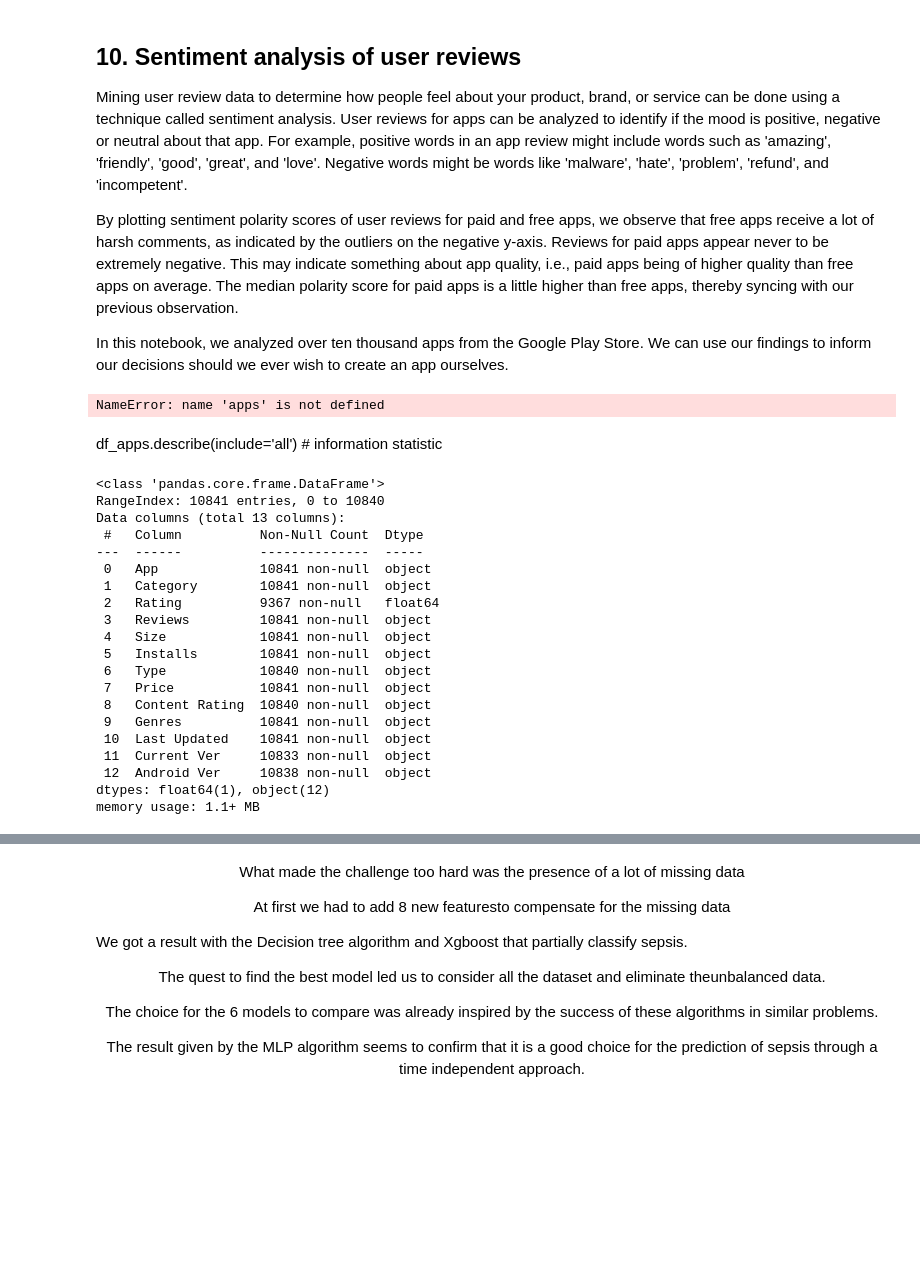
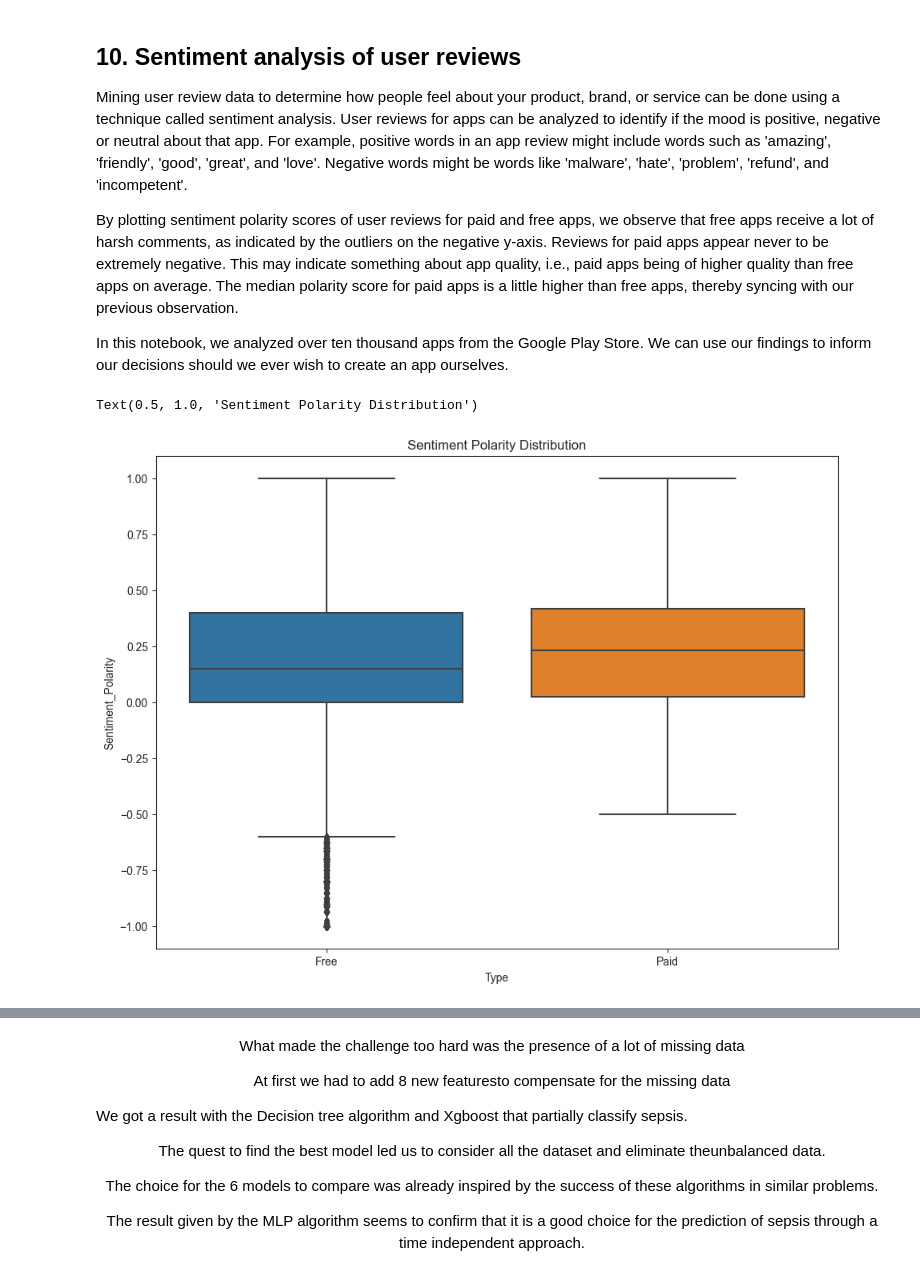
Before and after one commit to ChrifaBahrouni/Google-Plays-Stors-Apps-Data, a Jupyter notebook: notebook.ipynb, the cells around one changed output, grey strips where cells are left out. Cells and saved outputs as stored; diff of their text form; code cells hidden in the pictures; blank space fills up the shorter version.

Commit message:
last

```diff
--- a/notebook.ipynb
+++ b/notebook.ipynb
@@ -409,44 +434,20 @@ NameError: name 'go' is not defined
 # %%
 # Load user_reviews.csv
 #reviews_df = pd.read_csv('datasets/user_reviews.csv')
 
 # Join the two dataframes
-merged_df = pd.merge(apps, df_review, on = "App")
+merged_df = pd.merge(df_apps, df_review, on = "App")
 
 # Drop NA values from Sentiment and Review columns
 merged_df = merged_df.dropna(subset = ['Sentiment', 'Review'])
 
 sns.set_style('ticks')
 fig, ax = plt.subplots()
 fig.set_size_inches(11, 8)
 
 # User review sentiment polarity for paid vs. free apps
 ax = sns.boxplot(x = 'Type', y = 'Sentiment_Polarity', data = merged_df)
 ax.set_title('Sentiment Polarity Distribution')
 # %% [output]
-NameError: name 'apps' is not defined
+Text(0.5, 1.0, 'Sentiment Polarity Distribution')
+[figure, added]
-# %% [markdown]
-df_apps.describe(include='all') # information statistic
-# %%
-df_apps.info()
-# %% [output]
-<class 'pandas.core.frame.DataFrame'>
-RangeIndex: 10841 entries, 0 to 10840
-Data columns (total 13 columns):
- #   Column          Non-Null Count  Dtype
----  ------          --------------  -----
- 0   App             10841 non-null  object
- 1   Category        10841 non-null  object
- 2   Rating          9367 non-null   float64
- 3   Reviews         10841 non-null  object
- 4   Size            10841 non-null  object
- 5   Installs        10841 non-null  object
- 6   Type            10840 non-null  object
- 7   Price           10841 non-null  object
- 8   Content Rating  10840 non-null  object
- 9   Genres          10841 non-null  object
- 10  Last Updated    10841 non-null  object
- 11  Current Ver     10833 non-null  object
- 12  Android Ver     10838 non-null  object
-dtypes: float64(1), object(12)
-memory usage: 1.1+ MB
```
Also changed, not shown: parts of 14 cells of this notebook, 2 other files.
